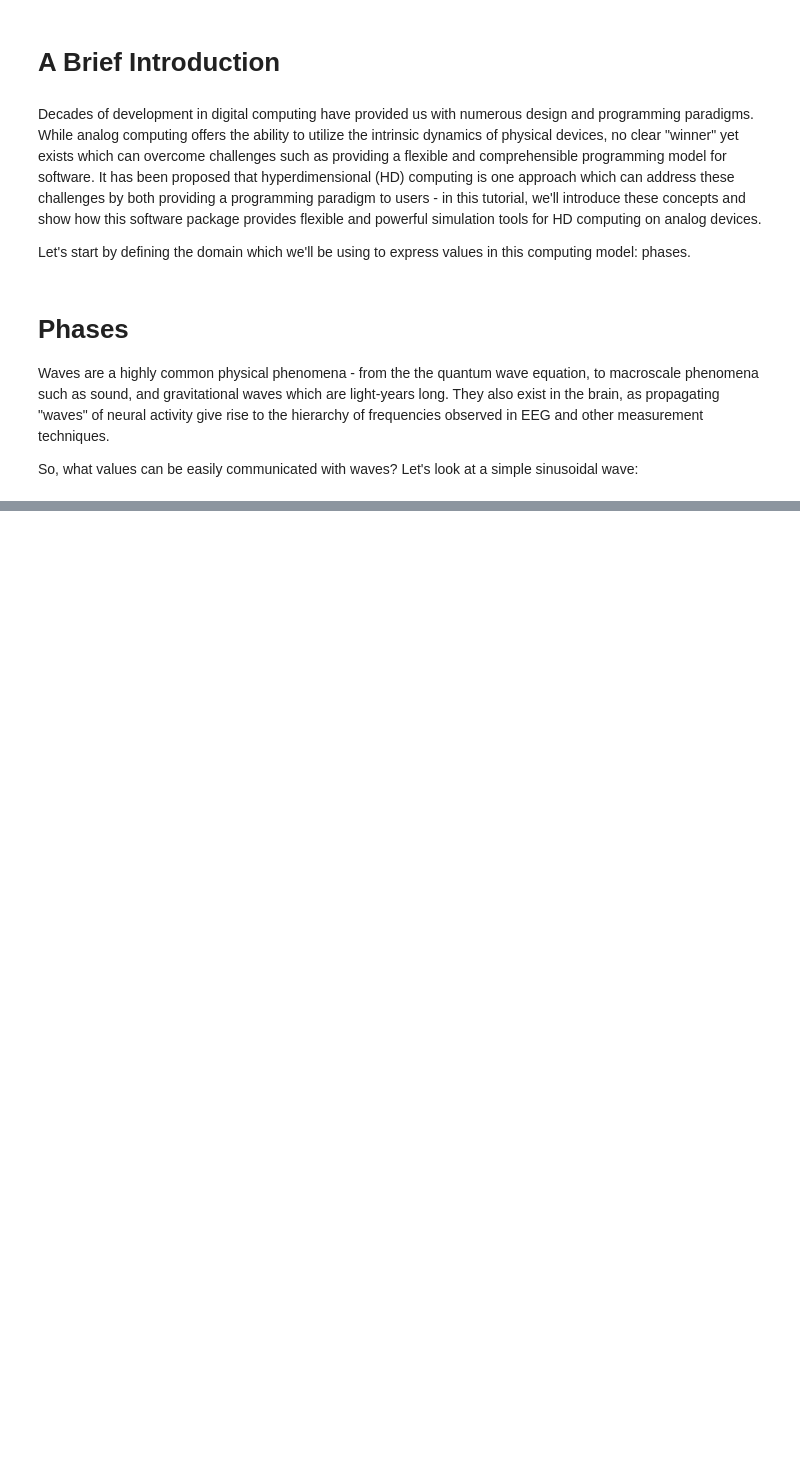
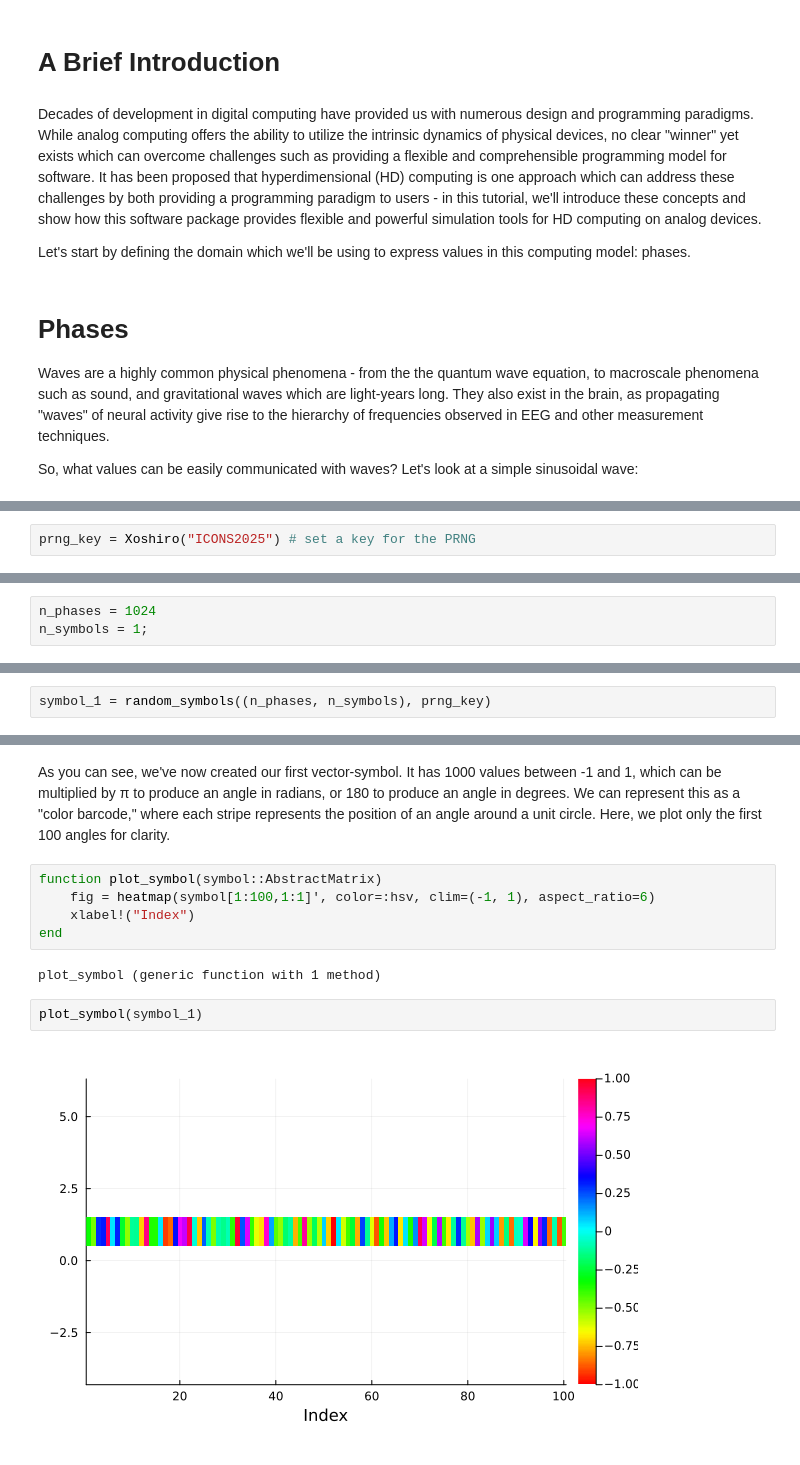
Before and after one commit to wilkieolin/PhasorNetworks.jl, a Jupyter notebook: tutorial/01 representation.ipynb, the cells around one changed output, grey strips where cells are left out. Drawn from its saved outputs; the diff is of its cells as text; blank space fills up the shorter version.

```diff
--- a/tutorial/01 representation.ipynb
+++ b/tutorial/01 representation.ipynb
@@ -50,0 +82,2 @@ Plots.AnimatedGif("/home/wolinammentorp/code/PhasorNetworks.jl/tutorial/wave_ani
+# %%
+prng_key = Xoshiro("ICONS2025") # set a key for the PRNG
@@ -50,0 +86,3 @@ Plots.AnimatedGif("/home/wolinammentorp/code/PhasorNetworks.jl/tutorial/wave_ani
+# %%
+n_phases = 1024
+n_symbols = 1;
@@ -50,0 +91,2 @@ Plots.AnimatedGif("/home/wolinammentorp/code/PhasorNetworks.jl/tutorial/wave_ani
+# %%
+symbol_1 = random_symbols((n_phases, n_symbols), prng_key)
@@ -50,0 +111,13 @@ Plots.AnimatedGif("/home/wolinammentorp/code/PhasorNetworks.jl/tutorial/wave_ani
+# %% [markdown]
+As you can see, we've now created our first vector-symbol. It has 1000 values between -1 and 1, which can be multiplied by π to produce an angle in radians, or 180 to produce an angle in degrees. We can represent this as a "color barcode," where each stripe represents the position of an angle around a unit circle. Here, we plot only the first 100 angles for clarity.
+# %%
+function plot_symbol(symbol::AbstractMatrix)
+    fig = heatmap(symbol[1:100,1:1]', color=:hsv, clim=(-1, 1), aspect_ratio=6)
+    xlabel!("Index")
+end
+# %% [output]
+plot_symbol (generic function with 1 method)
+# %%
+plot_symbol(symbol_1)
+# %% [output]
+[figure, added]
```
Also changed, not shown: parts of 38 cells of this notebook, 2 other files.
